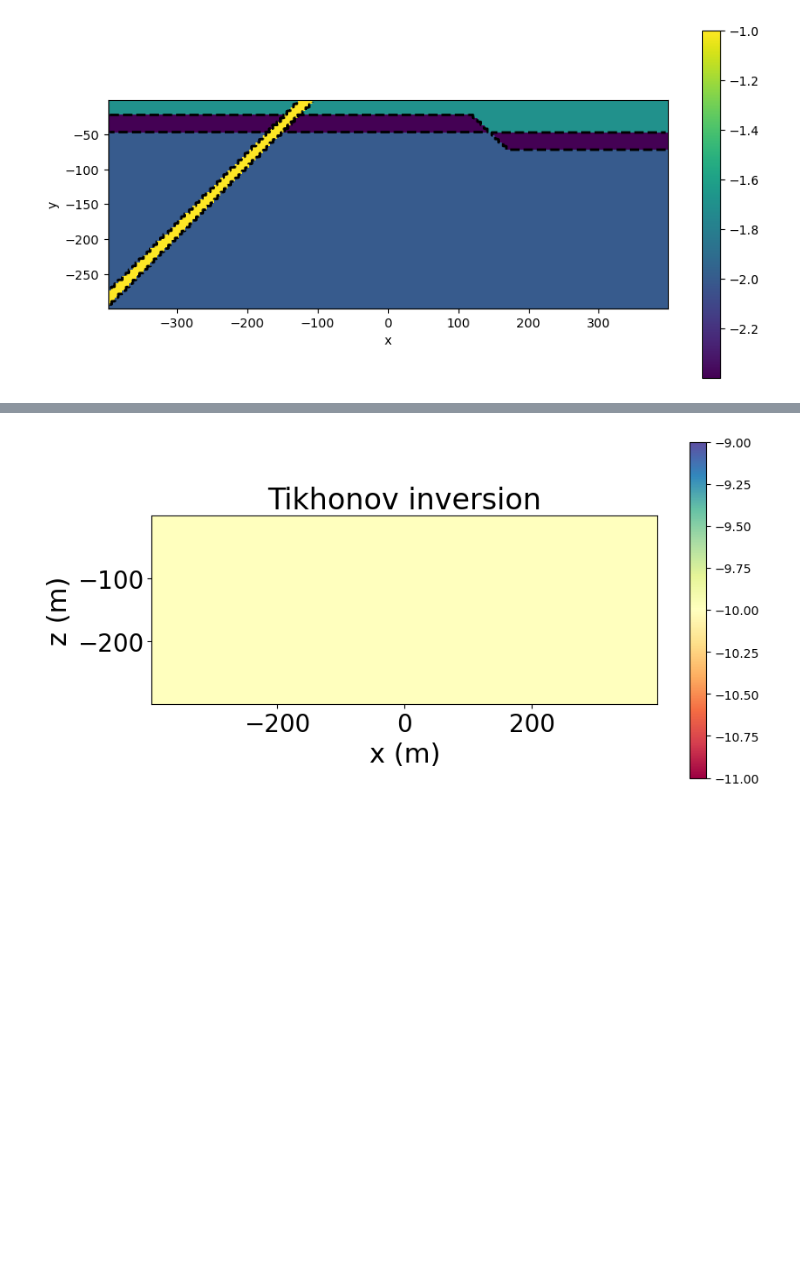
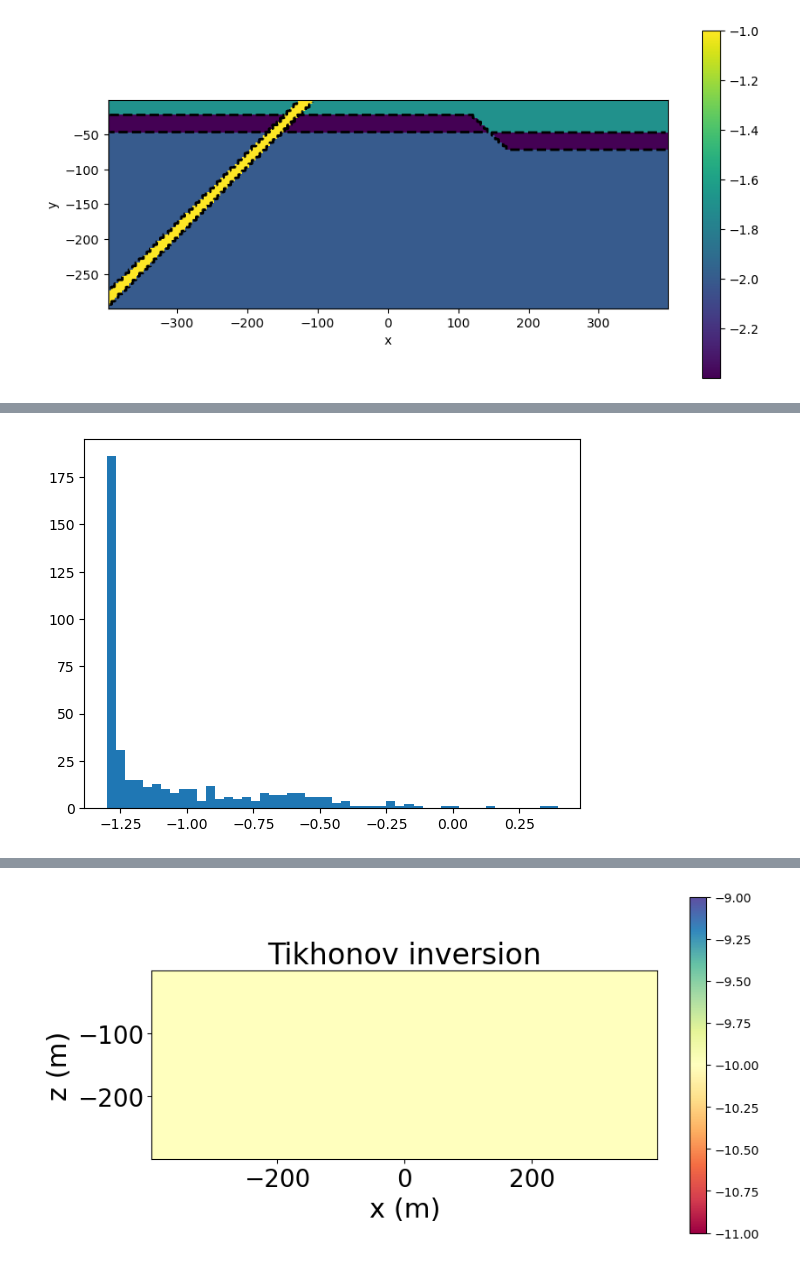
Before and after one commit to JKutt/transformers_segmentation, a Jupyter notebook: PGI/dcip/dcip2d_complex.ipynb, the cells around one changed output, grey strips where cells are left out. Drawn from its saved outputs; the diff is of its cells as text; code cells hidden in the pictures; blank space fills up the shorter version.

```diff
--- a/PGI/dcip/dcip2d_complex.ipynb
+++ b/PGI/dcip/dcip2d_complex.ipynb
@@ -635,42 +635,78 @@ plt.show()
    y     59       -297.50         -2.50      5.00      5.00    1.00
 [figure]
 # %%
-# Setup a Dipole-Dipole Survey with 1m and 2m dipoles
-xmin, xmax = -15., 15.
+#np.linspace(25,250,10)
+
+xmin, xmax = -350., 350.
 ymin, ymax = 0., 0.
 zmin, zmax = 0, 0
 
 endl = np.array([[xmin, ymin, zmin], [xmax, ymax, zmax]])
-survey1 = DCUtils.generate_dcip_survey(
-    endl, survey_type="dipole-dipole", dim=mesh.dim,
-    a=1, b=1, n=16, d2flag='2.5D'
-)
-survey2 = DCUtils.generate_dcip_survey(
-    endl, survey_type="dipole-dipole", dim=mesh.dim,
-    a=2, b=2, n=16, d2flag='2.5D'
-)
+srclist = []
 
-survey = dc.Survey(survey1.source_list + survey2.source_list)
+for dipole in np.linspace(25,250,10):
+
+    survey1 = dcutils.generate_dcip_survey(
+
+        endl, survey_type="dipole-dipole",
+        dim=mesh.dim,
+        a=dipole,
+        b=dipole,
+        n=16,
+        #d2flag="2.5D"
+
+    )
+
+    srclist +=(survey1.source_list)
+
+survey = dc.Survey(srclist)
 
 # Setup Problem with exponential mapping and Active cells only in the core mesh
 expmap = maps.ExpMap(mesh)
 mapactive = maps.InjectActiveCells(
-    mesh=mesh,  indActive=actcore,
-    valInactive=-np.log(1e8)
+
+    mesh=mesh,
+    indActive=actcore,
+    valInactive=-np.log(100)
+
 )
 mapping = expmap * mapactive
-sim = dc.Simulation2DNodal(
+simulation = dc.Simulation2DNodal(
+
     mesh,
-    survey,
+    survey=survey,
     sigmaMap=mapping,
-    storeJ=True,
-    solver=Solver
+    solver=Solver,
+    nky=8
+
 )
 
+# -----------------------------------------------------------------------
 
-std = 0.02
-# survey.dpred(mtrue[actcore])
-dpred = sim.make_synthetic_data(mtrue[actcore], relative_error=std, force=True)
-survey.eps = 1e-6
+# create synthetic data and view psuedo-section
 
-m0 = -np.log(np.median((DCUtils.apparent_resistivity_from_voltage(survey, dpred.dobs)))) * np.ones(mapping.nP)
+#
+
+relative_measurement_error = 0.05
+dc_data = simulation.make_synthetic_data(
+
+    mtrue[actcore],
+    relative_error=relative_measurement_error,
+    noise_floor=1e-4,
+    force=True,
+    add_noise=True,
+
+)
+
+relative_error_list = (np.abs(dc_data.standard_deviation/dc_data.dobs))
+print(relative_error_list.min())
+print(relative_error_list.max())
+print(np.median(relative_error_list))
+print(relative_error_list.mean())
+plt.hist(np.log10(relative_error_list), 50)
+plt.show()
+
+
+
+m0 = np.log(1/100) * np.ones(mapping.nP)
+# %% [output]
@@ -677,3 +717,4 @@ m0 = -np.log(np.median((DCUtils.apparent_resistivity_from_voltage(survey, dpred.
+[figure, added]
 # %%
 # Setup the inversion proceedure
 # Define a counter
```
Also changed, not shown: parts of 3 cells of this notebook, 1 other file.
